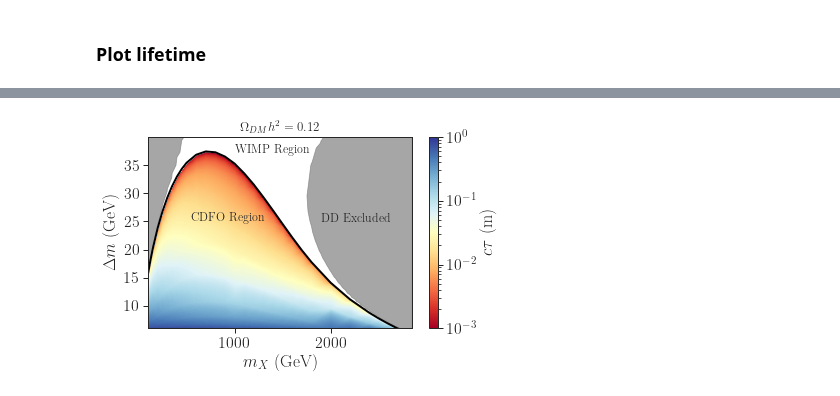
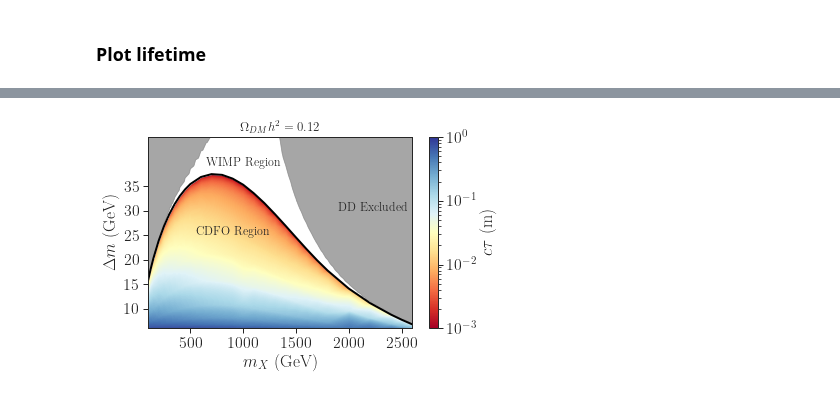
Before and after one commit to andlessa/LLP-CDFO, a Jupyter notebook: plotting/plots-Lifetime.ipynb, the cells around one changed output, grey strips where cells are left out. Drawn from its saved outputs; the diff is of its cells as text; code cells hidden in the pictures.

Commit message:
Updated DD plot

```diff
--- a/plotting/plots-Lifetime.ipynb
+++ b/plotting/plots-Lifetime.ipynb
@@ -38,13 +38,13 @@ curveF = interp1d(maxCurve[:,0],maxCurve[:,1],bounds_error=False,fill_value='ext
 # %% [markdown]
 #### Get WIMP DD curve
 # %%
-wimpData = np.genfromtxt('../WIMPregion_DDconstr_forAndre.dat',names=True)
+wimpData = np.genfromtxt('../WIMPregion_DDconstr_forAndre_LZ.dat',names=True)
 # Remove points below curve:
 x = wimpData['mchiGeV']
 y = wimpData['DmGeV']
-z = wimpData['rval_DD']
+z = wimpData['rval_DDLZ']
 
-xnew,ynew,znew = interpolateData(x,y,z,nx=5000,ny=5000)
+xnew,ynew,znew = interpolateData(x,y,z,nx=1000,ny=1000)
 contours = getContours(xnew,ynew,znew,[1.0])
 # Remove points below curve and split contours into two disjoint parts
 contourL = []
@@ -52,12 +52,16 @@ contourR = []
 for pt in contours[1.0]:
     if pt[1] < curveF(pt[0]):
         continue
-    if pt[0] < 1500.0:
+    if pt[0] < 1200.0:
         contourL.append(pt)
     else:
         contourR.append(pt)
 contourL = np.array(contourL[:-10]) # Remove the last points so the contour does not close
 contourR = np.array(contourR[:-10]) # Remove the last points so the contour does not close
+# %%
+# Add missing points
+contourL = np.append(contourL,maxCurve[:3][::-1],axis=0)
+contourL = np.insert(contourL,0,[maxCurve[:,0].min(),contourL[:,1].max()],axis=0)
 # %% [markdown]
 ### Plot lifetime
 # %%
@@ -77,33 +81,35 @@ plt.show()
 # %%
 plt.figure(figsize=(6,4))
 x = pts['mxGeV']
 y = pts['deltamGeV']
 z = pts['ctaum']
 xnew,ynew,znew = interpolateData(x,y,z,method='linear',nx=500,ny=500)
 
 # znew = np.reshape(z,(len(x),len(y)))
 plt.imshow(znew.T, extent=[xnew.min(),xnew.max(), ynew.min(), ynew.max()], origin='lower',
                   cmap=cm,aspect='auto',norm=LogNorm(vmin=1e-3,vmax=1.0))
 
 plt.fill_between(maxCurve[:,0],maxCurve[:,1],40,color='white')
 
-plt.fill_betweenx(contourL[:-10,1],contourL[:-10,0],x2=maxCurve[:,0].min(),color='gray',alpha=0.7)
-plt.fill_betweenx(contourR[:-10,1],contourR[:-10,0],x2=maxCurve[:,0].max(),color='gray',alpha=0.7)
+# plt.fill(contourL[:,0],contourL[:,1],color='gray',alpha=0.7)
+plt.fill_betweenx(contourL[:,1],contourL[:,0],x2=maxCurve[:,0].min(),color='gray',alpha=0.7)
+plt.fill(contourR[:,0],contourR[:,1],color='gray',alpha=0.7)
 
 
 plt.plot(maxCurve[:,0],maxCurve[:,1],c='black',linewidth=2)
 plt.text(550.,25.,'CDFO Region',fontsize=12)
-plt.text(1000.,37.,'WIMP Region',fontsize=12)
-plt.text(1900.,25.,'DD Excluded',fontsize=12)
+plt.text(650.,39.,'WIMP Region',fontsize=12)
+plt.text(1900.,30.,'DD Excluded',fontsize=12)
 plt.colorbar(label=r'$c \tau$ (m)')
 plt.xlim(maxCurve[:,0].min(),maxCurve[:,0].max())
 plt.xlabel(r'$m_{X}$ (GeV)')
 plt.ylabel(r'$\Delta m$ (GeV)')
 plt.yticks(np.arange(5.,40.,5.))
-plt.ylim(6,40)
+plt.ylim(6,45)
+plt.xlim(100.,2600.)
 plt.title(r'$\Omega_{DM} h^2 = 0.12$',fontsize=13)
 plt.tight_layout()
 plt.savefig('lifetime.png')
 plt.show()
 # %% [output]
-[figure, old version]
+[figure, new version]
```
Also changed, not shown: parts of 2 cells of this notebook, 1 other file.
